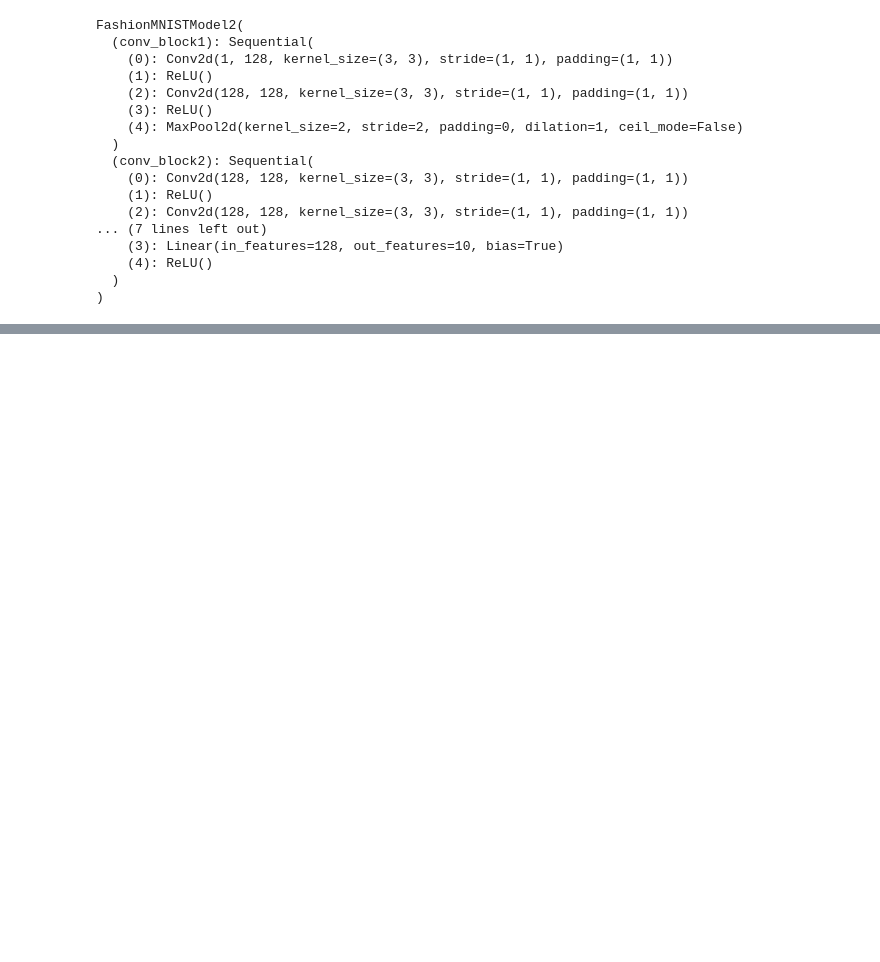
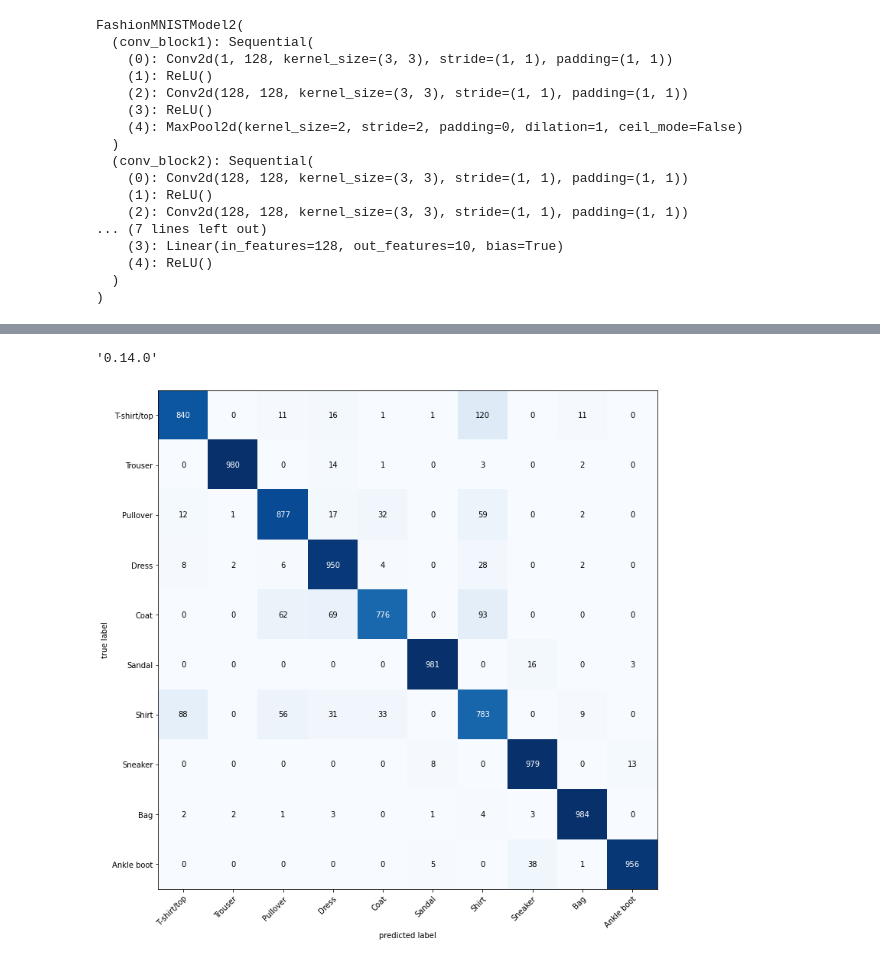
Before and after one commit to mohammadAliMkh/Pytorch, a Jupyter notebook: fashionMNIST.ipynb, the cells around one changed output, grey strips where cells are left out. Drawn from its saved outputs; the diff is of its cells as text; code cells hidden in the pictures; blank space fills up the shorter version.

Commit message:
check evaluation by confusion matrix using torchmetrics , mlxtend

```diff
--- a/fashionMNIST.ipynb
+++ b/fashionMNIST.ipynb
@@ -553,0 +580,15 @@ plot_random_predictions(model2 , mnist_test , rows = 3 , columns = 3 , figure_si
+# %%
+confmat = torchmetrics.ConfusionMatrix(task = "multiclass" , num_classes = 10 )
+# %%
+predictions = []
+labels = []
+with torch.inference_mode():
+  for (X , y) in mnist_test:
+    pred = model2(X.unsqueeze(dim = 0).to(device))
+    labels.append(y)
+    predictions.append(torch.argmax(pred , dim = 1))
+# %%
+predictions = torch.cat(predictions , dim = 0)
+# %%
+cm = confmat(predictions.cpu() , torch.Tensor(labels).cpu())
+cm
@@ -553,0 +625,5 @@ plot_random_predictions(model2 , mnist_test , rows = 3 , columns = 3 , figure_si
+# %%
+import mlxtend
+mlxtend.__version__
+# %% [output]
+'0.14.0'
@@ -553,0 +632,5 @@ plot_random_predictions(model2 , mnist_test , rows = 3 , columns = 3 , figure_si
+# %%
+fig , ax = plot_confusion_matrix(cm.numpy() , class_names = class_labels , figsize = (20 , 12))
+plt.show()
+# %% [output]
+[figure, added]
```
Also changed, not shown: parts of 18 cells of this notebook.
